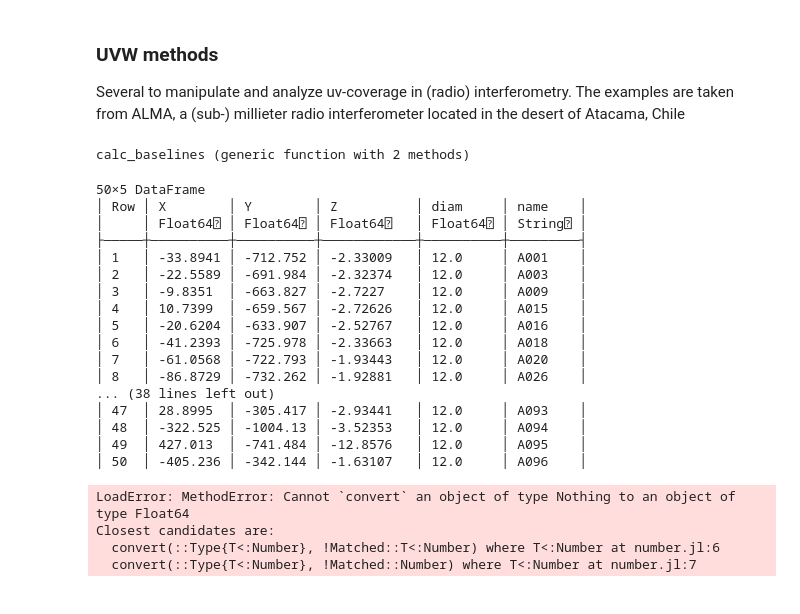
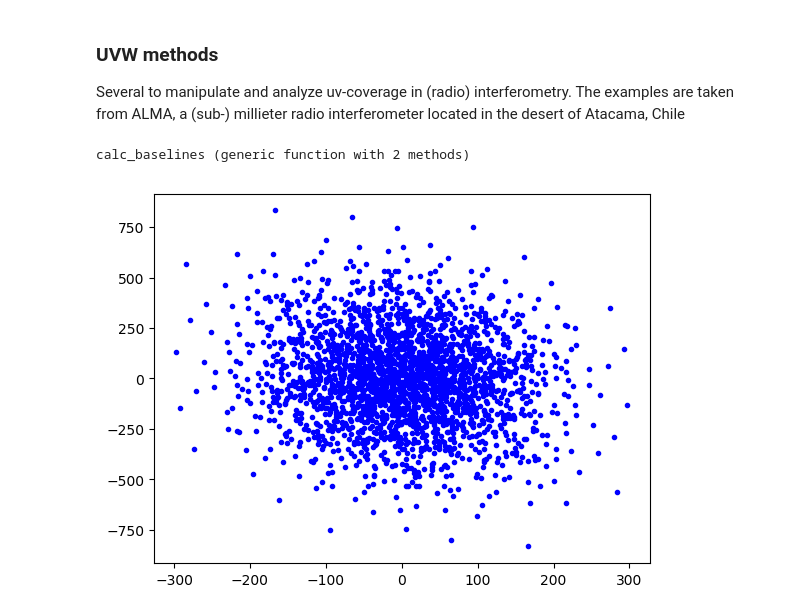
Before and after one commit to bosscha/GASS, a Jupyter notebook: notebooks/GA-uvw.ipynb, the cells around one changed output. Drawn from its saved outputs; the diff is of its cells as text; code cells hidden in the pictures.

```diff
--- a/notebooks/GA-uvw.ipynb
+++ b/notebooks/GA-uvw.ipynb
@@ -30,51 +31,49 @@ cd(wdir)
 ### UVW methods
 
 Several to manipulate and analyze uv-coverage in (radio) interferometry. The examples are taken from ALMA, a (sub-) millieter radio interferometer located in the desert of Atacama, Chile
-# %%
-## baseline coordinates
-## arr: DataFrames with at least :X, :Y, :Z
-
-function calc_baselines(arr::AbstractDataFrame , lat=-23.0262015)
-    println(arr)
-    rot =  Matrix{Float64}(nothing,3,3)
-    rot= [0, -1 * sind(lat), cosd(lat)],
-         [1, 0, 0],
-         [0, cosd(lat), sind(lat)]
-
-    return(rot)
-
-end
-# %% [output]
-calc_baselines (generic function with 2 methods)
+# %%
+## baseline coordinates
+## arr: DataFrames with at least :X, :Y, :Z
+## check at https://web.njit.edu/~gary/728/Lecture6.html
+
+function calc_baselines(arr::AbstractDataFrame , lat=-23.0262015)
+
+    coordinates= vcat(hcat(convert(Vector{Float64},arr[:X]))' ,
+        hcat(convert(Vector{Float64},arr[:Y]))' ,
+        hcat(convert(Vector{Float64},arr[:Z]))')
+    rot= [0 -sind(lat) cosd(lat) ; 1 0 0 ; 0  cosd(lat)  sind(lat)]
+    xyz= *(rot,coordinates)
+
+    Nc= size(xyz)
+    Nbl= convert(Int64,(Nc[2]*(Nc[2]-1))/2)
+    Bl= zeros(Float64,3,2Nbl)   ## symmetry of the bl
+
+    ibl= 1
+    for i in 1:Nc[2]
+        for j in i+1:Nc[2]
+            Bl[1,ibl]= xyz[1,i]-xyz[1,j] ; Bl[1,ibl+Nbl]= xyz[1,j]-xyz[1,i]
+            Bl[2,ibl]= xyz[2,i]-xyz[2,j] ; Bl[2,ibl+Nbl]= xyz[2,j]-xyz[2,i]
+            Bl[3,ibl]= xyz[3,i]-xyz[3,j] ; Bl[3,ibl+Nbl]= xyz[3,j]-xyz[3,i]
+            ibl += 1
+        end
+    end
+    return(Bl)
+end
+# %% [output]
+calc_baselines (generic function with 2 methods)
 # %%
 ### Main
 macro main(inpfile)
     cfg = read_cfg(inpfile)
 
     ## array test
-    calc_baselines(cfg.arr)
+    bl= calc_baselines(cfg.arr)
+
+    PyPlot.plot(bl[1,:],bl[2,:], "b.")
+    PyPlot.show()
+
 end
 
 @main("../master/data/GA_Inputs_O-10.txt.julia")
 # %% [output]
-50×5 DataFrame
-│ Row │ X        │ Y        │ Z          │ diam     │ name    │
-│     │ Float64⍰ │ Float64⍰ │ Float64⍰   │ Float64⍰ │ String⍰ │
-├─────┼──────────┼──────────┼────────────┼──────────┼─────────┤
-│ 1   │ -33.8941 │ -712.752 │ -2.33009   │ 12.0     │ A001    │
-│ 2   │ -22.5589 │ -691.984 │ -2.32374   │ 12.0     │ A003    │
-│ 3   │ -9.8351  │ -663.827 │ -2.7227    │ 12.0     │ A009    │
-│ 4   │ 10.7399  │ -659.567 │ -2.72626   │ 12.0     │ A015    │
-│ 5   │ -20.6204 │ -633.907 │ -2.52767   │ 12.0     │ A016    │
-│ 6   │ -41.2393 │ -725.978 │ -2.33663   │ 12.0     │ A018    │
-│ 7   │ -61.0568 │ -722.793 │ -1.93443   │ 12.0     │ A020    │
-│ 8   │ -86.8729 │ -732.262 │ -1.92881   │ 12.0     │ A026    │
-... (38 lines left out)
-│ 47  │ 28.8995  │ -305.417 │ -2.93441   │ 12.0     │ A093    │
-│ 48  │ -322.525 │ -1004.13 │ -3.52353   │ 12.0     │ A094    │
-│ 49  │ 427.013  │ -741.484 │ -12.8576   │ 12.0     │ A095    │
-│ 50  │ -405.236 │ -342.144 │ -1.63107   │ 12.0     │ A096    │
-LoadError: MethodError: Cannot `convert` an object of type Nothing to an object of type Float64
-Closest candidates are:
-  convert(::Type{T<:Number}, !Matched::T<:Number) where T<:Number at number.jl:6
-  convert(::Type{T<:Number}, !Matched::Number) where T<:Number at number.jl:7
+[figure, added]
```
Also changed, not shown: parts of 1 cell of this notebook.
